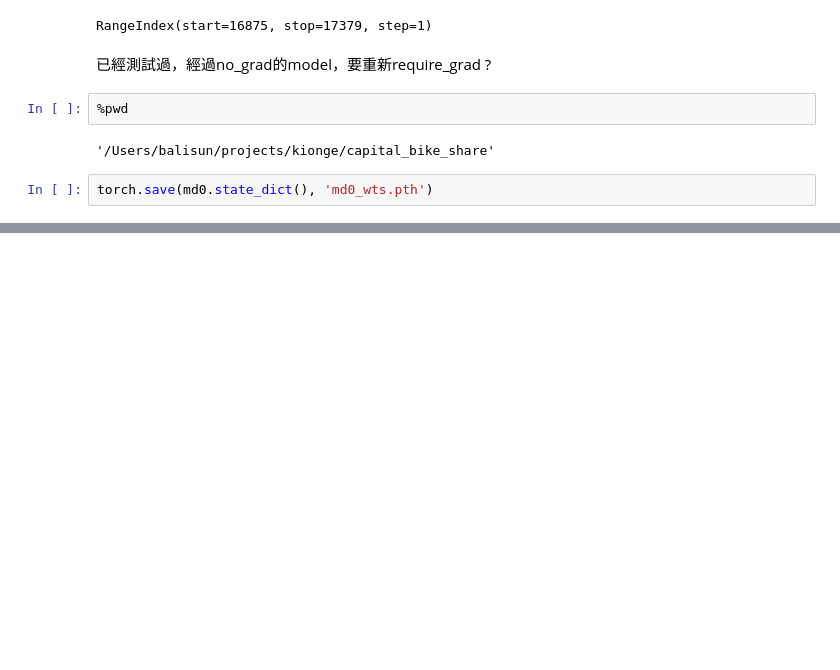
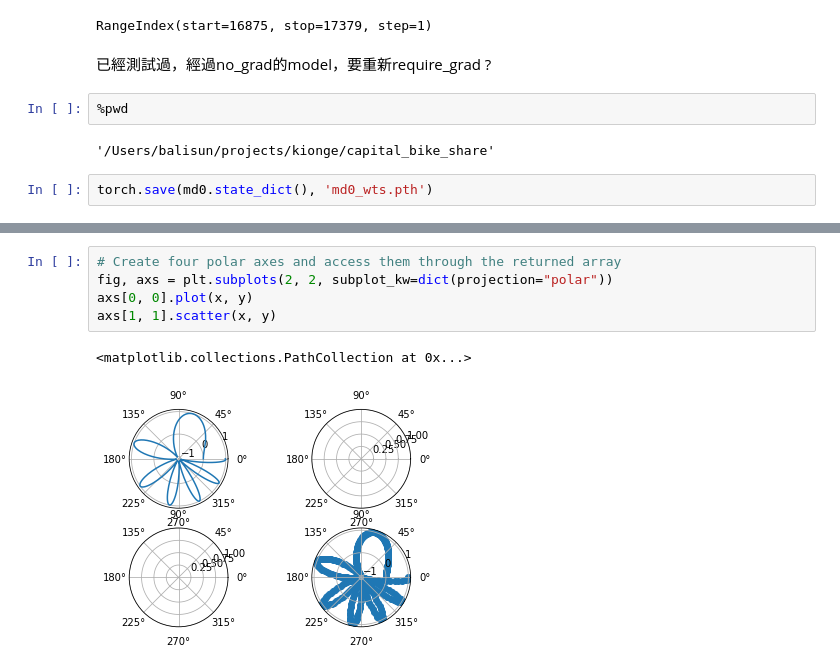
Before and after one commit to baliuzeger/kiong-e-PyTorch, a Jupyter notebook: capital_bike_share/chap3.ipynb, the cells around one changed output, grey strips where cells are left out. Saved outputs shown, nothing was run; the diff lists cells and outputs as text; blank space fills up the shorter version.

```diff
--- a/capital_bike_share/chap3.ipynb
+++ b/capital_bike_share/chap3.ipynb
@@ -994,0 +1101,8 @@ torch.save(md0.state_dict(), 'md0_wts.pth')
+# %%
+# Create four polar axes and access them through the returned array
+fig, axs = plt.subplots(2, 2, subplot_kw=dict(projection="polar"))
+axs[0, 0].plot(x, y)
+axs[1, 1].scatter(x, y)
+# %% [output]
+<matplotlib.collections.PathCollection at 0x...>
+[figure, added]
```
Also changed, not shown: parts of 33 cells of this notebook, 1 other file.
